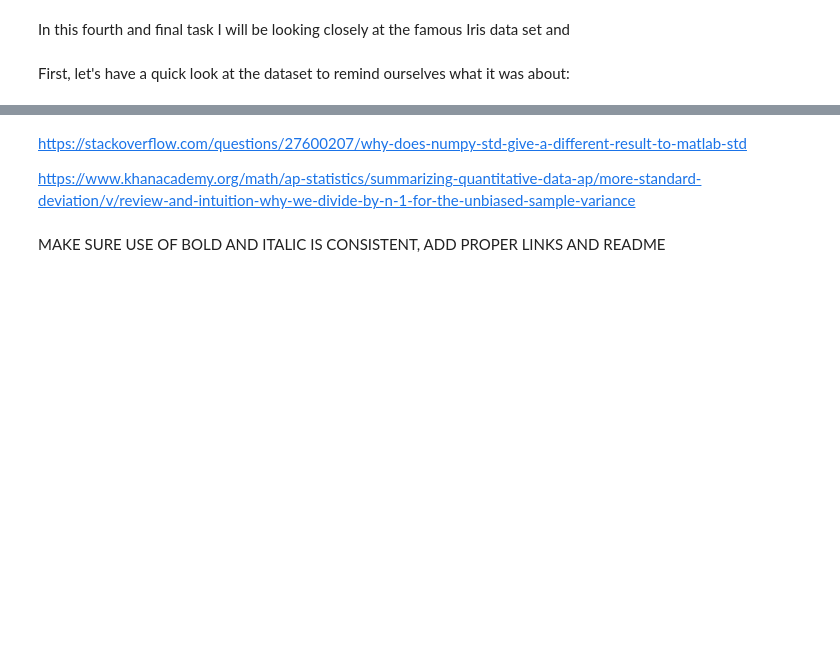
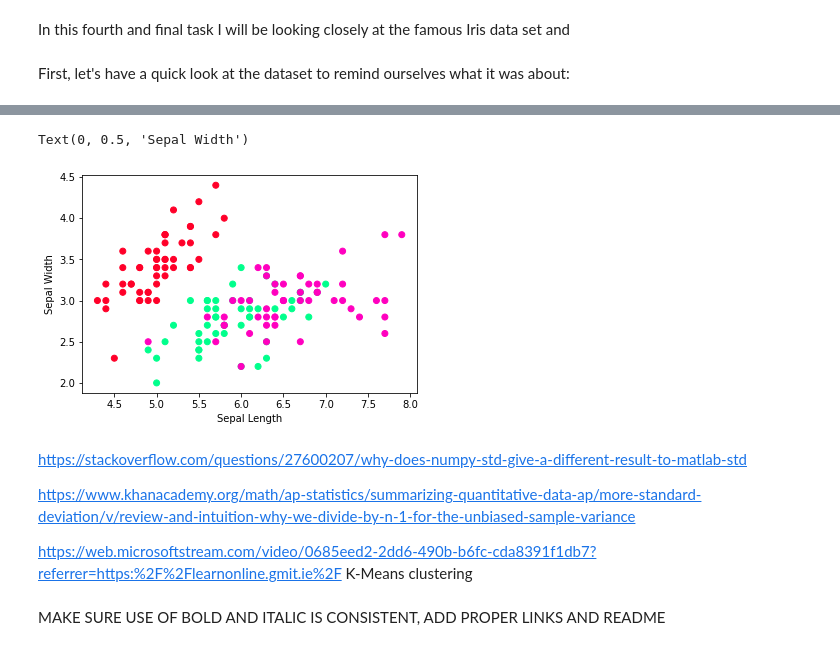
Before and after one commit to Ardvb/Machine-learning-statistics-2020, a Jupyter notebook: MLAS2020-assessment.ipynb, the cells around one changed output, grey strips where cells are left out. Cells and saved outputs as stored; diff of their text form; code cells hidden in the pictures; blank space fills up the shorter version.

```diff
--- a/MLAS2020-assessment.ipynb
+++ b/MLAS2020-assessment.ipynb
@@ -258,6 +282,20 @@ SyntaxError: (unicode error) 'unicodeescape' codec can't decode bytes in positio
+# %%
+iris = datasets.load_iris() # Load the dataset
+# %%
+X = iris.data[:, :2]
+y = iris.target
+# %%
+plt.scatter(X[:,0], X[:,1], c=y, cmap='gist_rainbow')
+plt.xlabel('Sepal Length')
+plt.ylabel('Sepal Width')
+# %% [output]
+Text(0, 0.5, 'Sepal Width')
+[figure, added]
 # %% [markdown]
 https://stackoverflow.com/questions/27600207/why-does-numpy-std-give-a-different-result-to-matlab-std
 
 https://www.khanacademy.org/math/ap-statistics/summarizing-quantitative-data-ap/more-standard-deviation/v/review-and-intuition-why-we-divide-by-n-1-for-the-unbiased-sample-variance
+
+https://web.microsoftstream.com/video/0685eed2-2dd6-490b-b6fc-cda8391f1db7?referrer=https:%2F%2Flearnonline.gmit.ie%2F K-Means clustering
 # %% [markdown]
 MAKE SURE USE OF BOLD AND ITALIC IS CONSISTENT, ADD PROPER LINKS AND README
```
Also changed, not shown: parts of 10 cells of this notebook.
